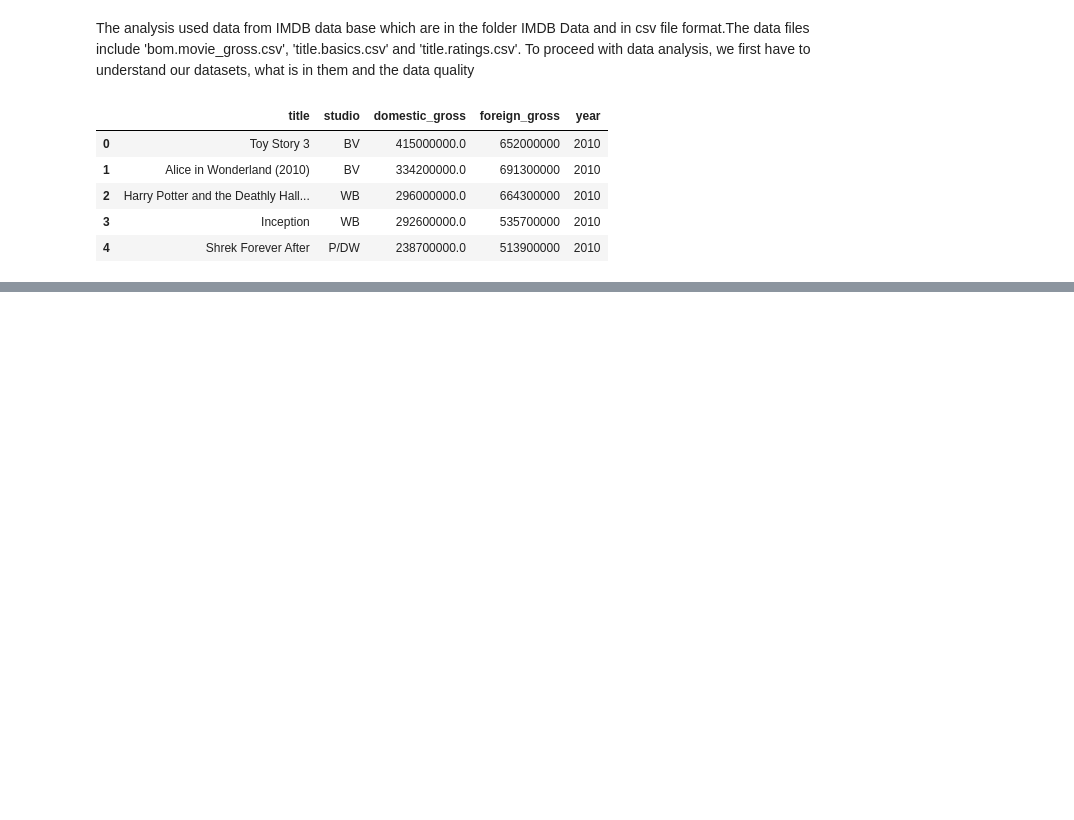
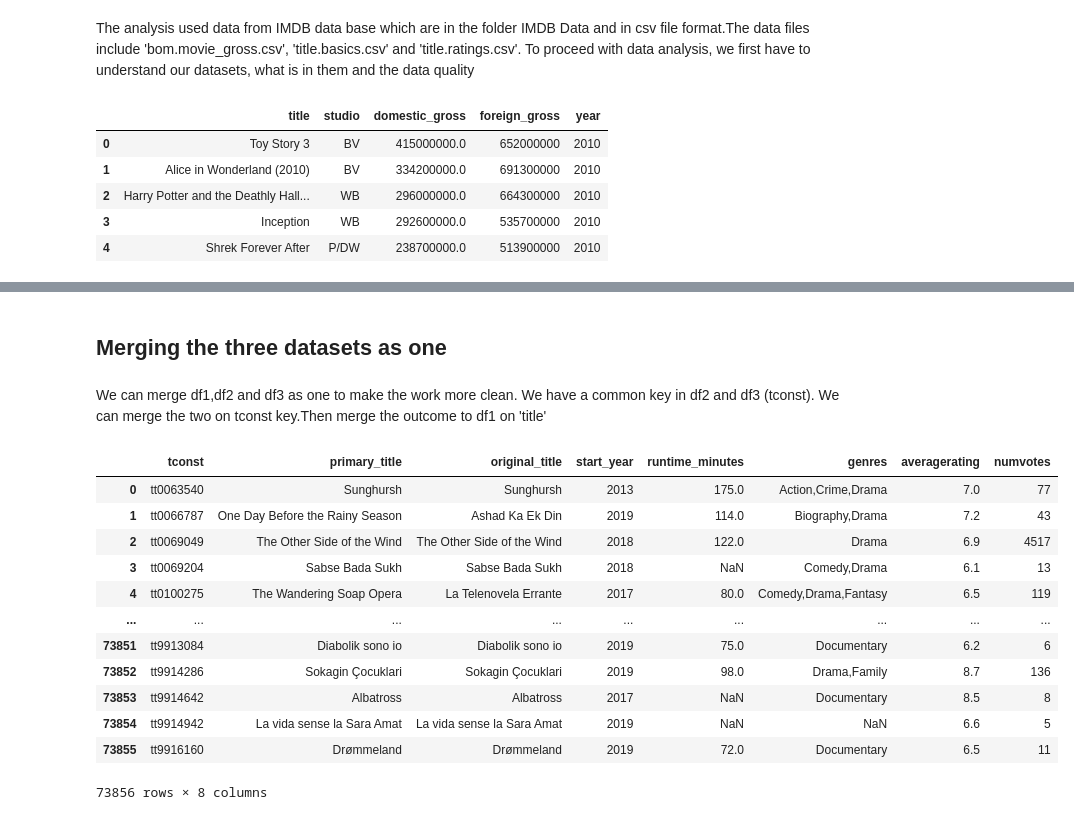
Before and after one commit to Trixiemoek/dsc-phase-1-project, a Jupyter notebook: student.ipynb, the cells around one changed output, grey strips where cells are left out. Drawn from its saved outputs; the diff is of its cells as text; code cells hidden in the pictures; blank space fills up the shorter version.

```diff
--- a/student.ipynb
+++ b/student.ipynb
@@ -148,0 +72,22 @@ dtype: int64
+# %% [markdown]
+## Merging the three datasets as one
+# %% [markdown]
+We can merge df1,df2 and df3 as one to make the work more clean. We have a common key in df2 and df3 (tconst). We can merge the two on tconst key.Then merge the outcome to df1 on 'title'
+# %%
+#merging df2 and df3 on 'tconst'
+df2_and_df3 = pd.merge(df2,df3, on ='tconst', how='inner')
+df2_and_df3
+# %% [output]
+|  | tconst | primary_title | original_title | start_year | runtime_minutes | genres | averagerating | numvotes |
+| 0 | tt0063540 | Sunghursh | Sunghursh | 2013 | 175.0 | Action,Crime,Drama | 7.0 | 77 |
+| 1 | tt0066787 | One Day Before the Rainy Season | Ashad Ka Ek Din | 2019 | 114.0 | Biography,Drama | 7.2 | 43 |
+| 2 | tt0069049 | The Other Side of the Wind | The Other Side of the Wind | 2018 | 122.0 | Drama | 6.9 | 4517 |
+| 3 | tt0069204 | Sabse Bada Sukh | Sabse Bada Sukh | 2018 | NaN | Comedy,Drama | 6.1 | 13 |
+| 4 | tt0100275 | The Wandering Soap Opera | La Telenovela Errante | 2017 | 80.0 | Comedy,Drama,Fantasy | 6.5 | 119 |
+| ... | ... | ... | ... | ... | ... | ... | ... | ... |
+| 73851 | tt9913084 | Diabolik sono io | Diabolik sono io | 2019 | 75.0 | Documentary | 6.2 | 6 |
+| 73852 | tt9914286 | Sokagin Çocuklari | Sokagin Çocuklari | 2019 | 98.0 | Drama,Family | 8.7 | 136 |
+| 73853 | tt9914642 | Albatross | Albatross | 2017 | NaN | Documentary | 8.5 | 8 |
+| 73854 | tt9914942 | La vida sense la Sara Amat | La vida sense la Sara Amat | 2019 | NaN | NaN | 6.6 | 5 |
+| 73855 | tt9916160 | Drømmeland | Drømmeland | 2019 | 72.0 | Documentary | 6.5 | 11 |
+73856 rows × 8 columns
```
Also changed, not shown: parts of 29 cells of this notebook.
